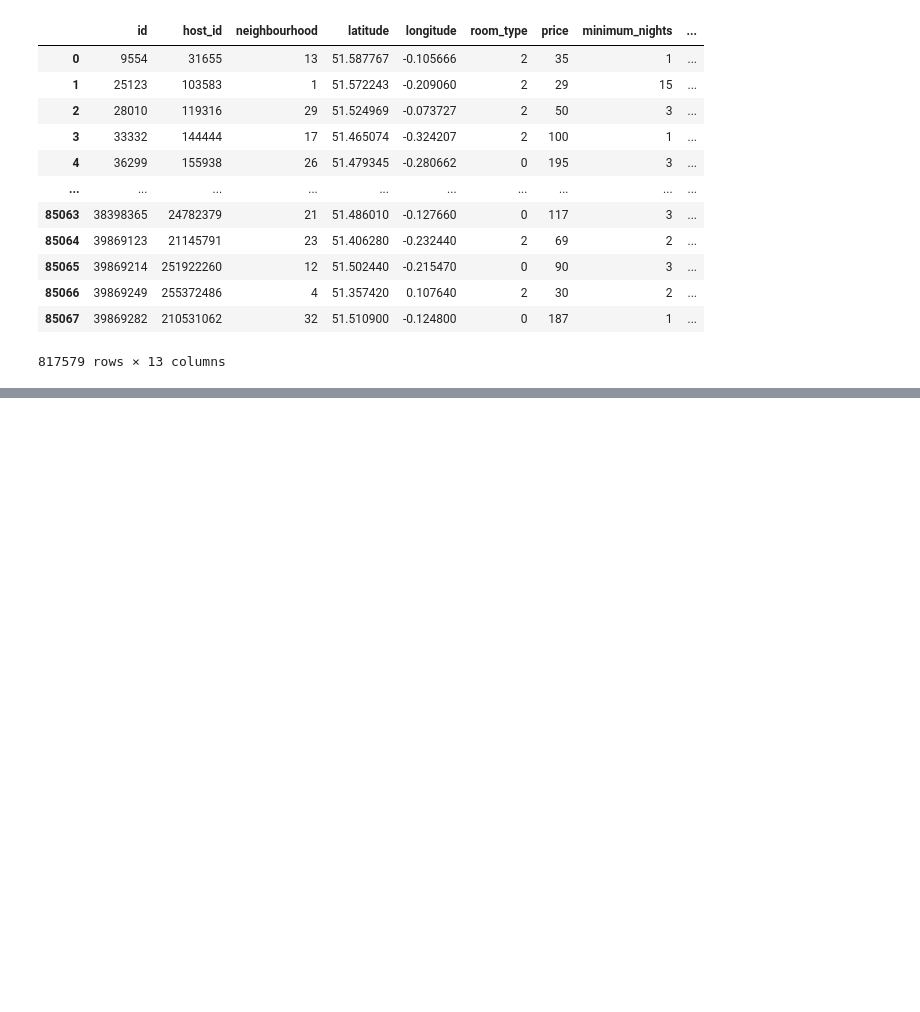
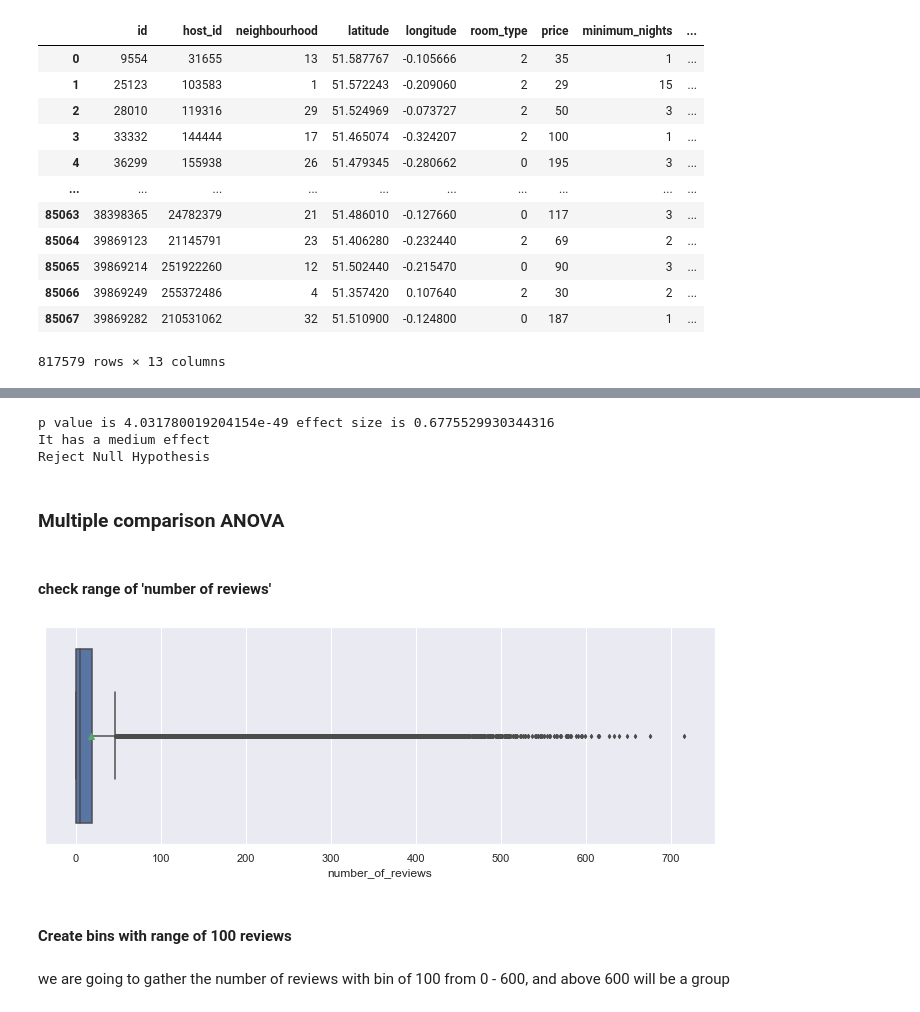
Before and after one commit to Ftan91/Statistical-Analysis-of-AirBnB-Listings-in-London-, a Jupyter notebook: London Airbnb listings 2019.ipynb, the cells around one changed output, grey strips where cells are left out. Drawn from its saved outputs; the diff is of its cells as text; code cells hidden in the pictures; blank space fills up the shorter version.

Commit message:
two hypothesis updated

```diff
--- a/London Airbnb listings 2019.ipynb
+++ b/London Airbnb listings 2019.ipynb
@@ -210,0 +325,26 @@ airbnb_df_2019
+# %%
+result_cohen_d_p(p, d)
+# %% [output]
+p value is 4.031780019204154e-49 effect size is 0.6775529930344316
+It has a medium effect
+Reject Null Hypothesis
+# %% [markdown]
+### Multiple comparison ANOVA
+# %% [markdown]
+#### check range of 'number of reviews'
+# %%
+fig, ax = plt.subplots(figsize=(12,4))
+sns.boxplot(x = 'number_of_reviews',
+            data = airbnb_df_2019,
+            orient = 'h',
+            width = 0.8,
+            fliersize = 3,
+            showmeans=True,
+            ax = ax)
+plt.show()
+# %% [output]
+[figure, added]
+# %% [markdown]
+#### Create bins with range of 100 reviews
+# %% [markdown]
+we are going to gather the number of reviews with bin of 100 from 0 - 600, and above 600 will be a group
```
Also changed, not shown: parts of 56 cells of this notebook, 2 other files.
